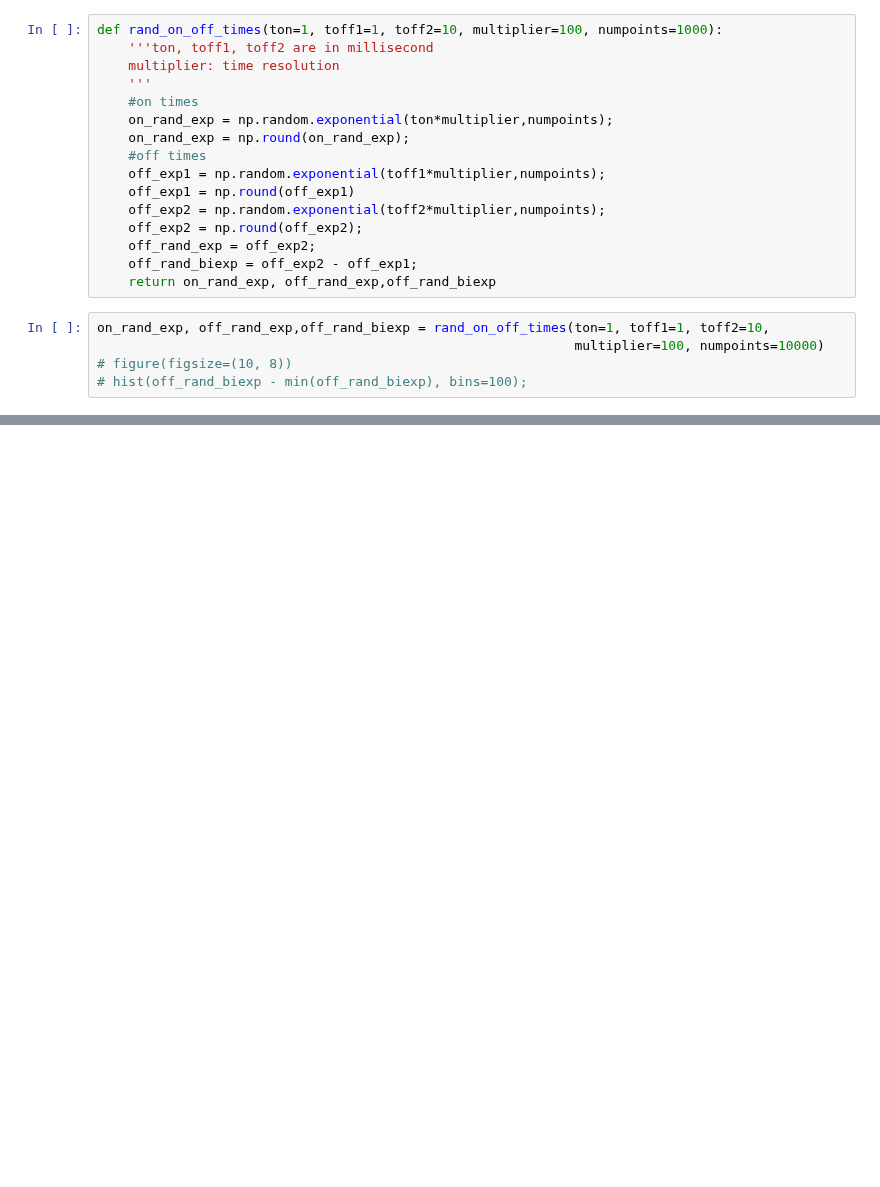
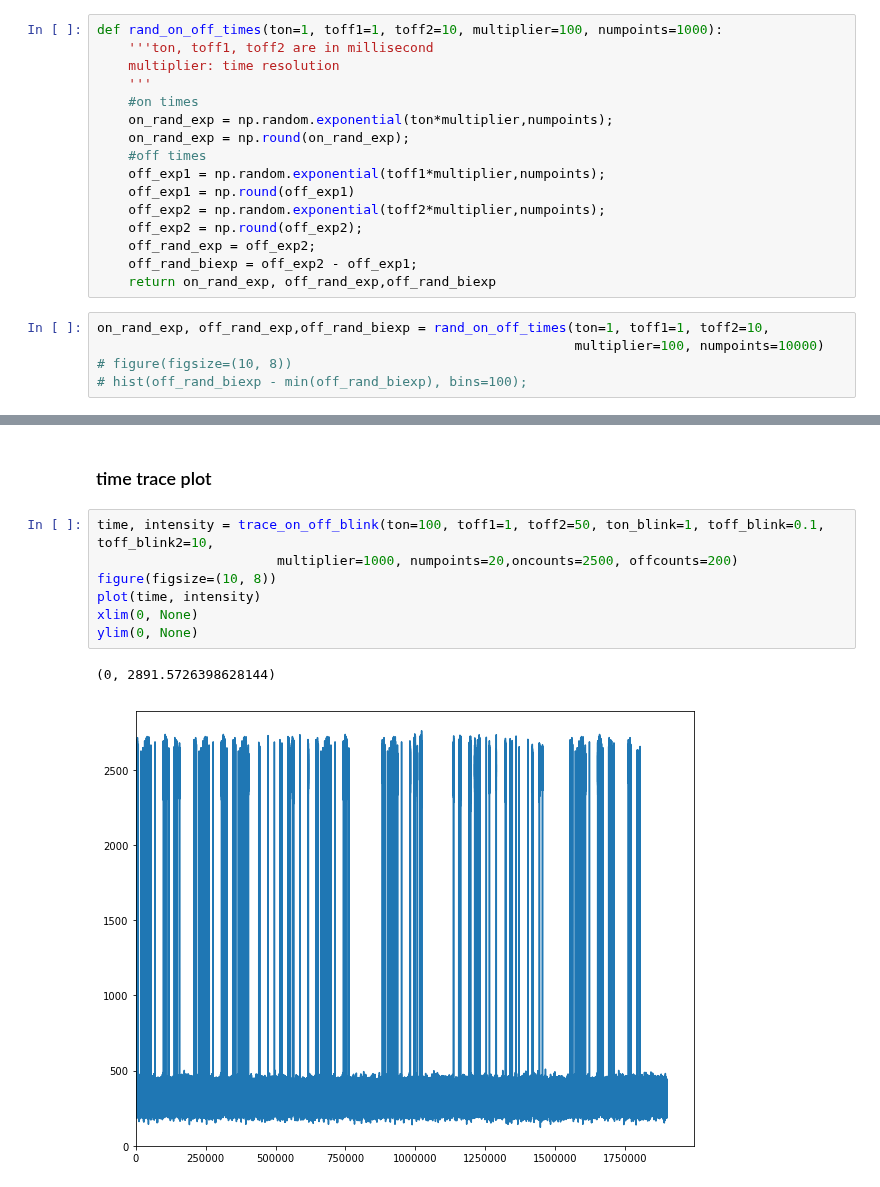
Before and after one commit to biswajitSM/Azurin_SM_repo, a Jupyter notebook: Analysis/Simulation.ipynb, the cells around one changed output, grey strips where cells are left out. Cells and saved outputs as stored; diff of their text form; blank space fills up the shorter version.

```diff
--- a/Analysis/Simulation.ipynb
+++ b/Analysis/Simulation.ipynb
@@ -70,0 +118,12 @@ ylim(0, None)
+# %% [markdown]
+### time trace plot
+# %%
+time, intensity = trace_on_off_blink(ton=100, toff1=1, toff2=50, ton_blink=1, toff_blink=0.1, toff_blink2=10,
+                       multiplier=1000, numpoints=20,oncounts=2500, offcounts=200)
+figure(figsize=(10, 8))
+plot(time, intensity)
+xlim(0, None)
+ylim(0, None)
+# %% [output]
+(0, 2891.5726398628144)
+[figure, added]
```
Also changed, not shown: parts of 7 cells of this notebook.
